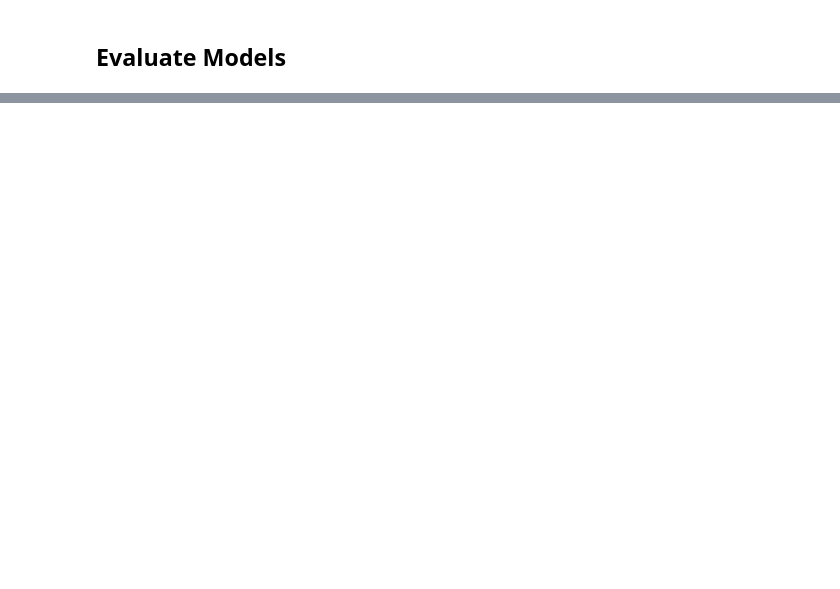
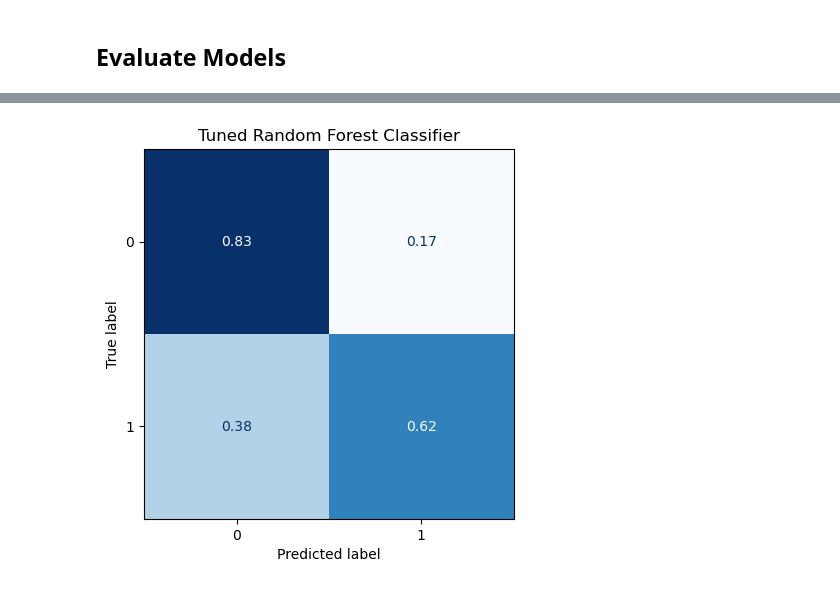
Before and after one commit to Martino93/Bank-Customer-Satisfaction-Classification, a Jupyter notebook: main.ipynb, the cells around one changed output, grey strips where cells are left out. Cells and saved outputs as stored; diff of their text form; code cells hidden in the pictures; blank space fills up the shorter version.

```diff
--- a/main.ipynb
+++ b/main.ipynb
@@ -164,0 +312,20 @@ df
+# %%
+from sklearn.ensemble import RandomForestClassifier
+
+# rerun tuned model
+model = RandomForestClassifier(
+    criterion = 'entropy',
+    max_depth = 3,
+    max_features = 'sqrt',
+    min_samples_leaf = 3,
+    class_weight='balanced',
+    random_state=42
+)
+model = model.fit(X_train_pca, Y_train)
+
+print(model.score(X_test_pca, Y_test))
+print(model.feature_importances_.shape)
+print(model.feature_importances_)
+
+prediction = model.predict(X_test_pca)
+print(f1_score(Y_test, prediction))
@@ -164,0 +352,8 @@ df
+# %%
+cm = confusion_matrix(Y_test, prediction, normalize='true')
+disp = ConfusionMatrixDisplay(confusion_matrix=cm)
+disp.plot(cmap='Blues', colorbar=False)
+plt.title('Tuned Random Forest Classifier')
+plt.show()
+# %% [output]
+[figure, added]
```
Also changed, not shown: parts of 23 cells of this notebook.
